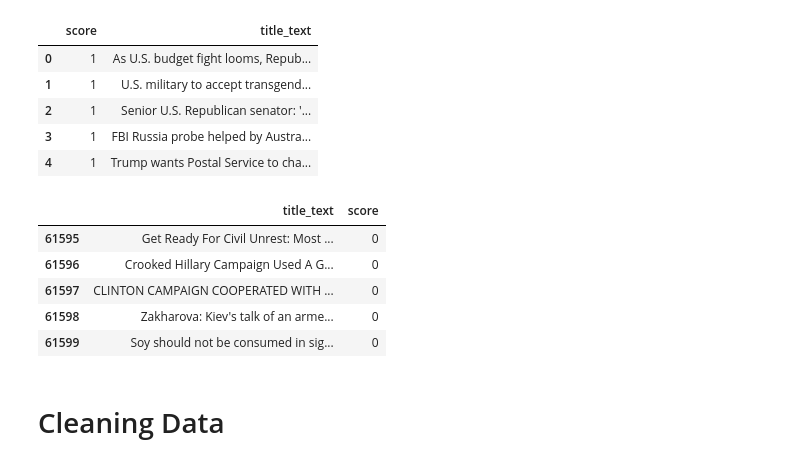
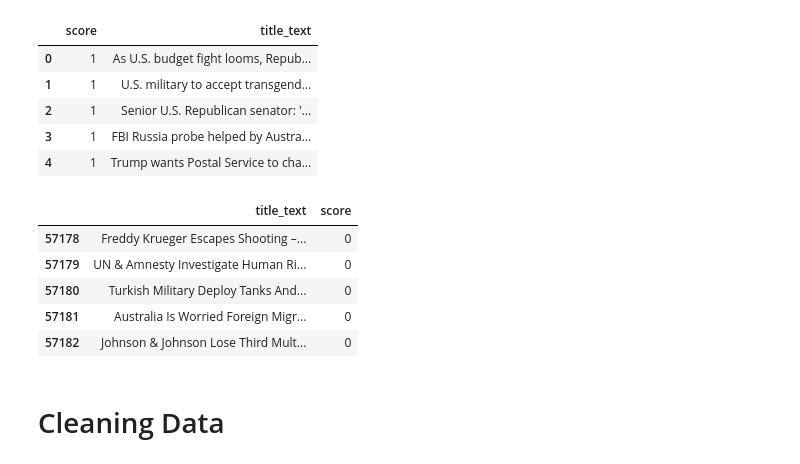
Before and after one commit to LiamCafffrey/FakeNews, a Jupyter notebook: notebooks/Neural_network_nico.ipynb, the cells around one changed output. Saved outputs shown, nothing was run; the diff lists cells and outputs as text; code cells hidden in the pictures.

```diff
--- a/notebooks/Neural_network_nico.ipynb
+++ b/notebooks/Neural_network_nico.ipynb
@@ -166,4 +166,6 @@ washington_post_true['score'] = 1
 true['score'] = 1
 fake['score'] = 0
 fake_news_2['score'] = 0
+# %%
+data_working = pd.read_csv('../raw_data/working.csv')
 # %%
@@ -191,7 +193,7 @@ data.shape
 # %%
 stop_words = ['/Getty Images']
 pat = '|'.join(r"\b{}\b".format(x) for x in stop_words)
-data['text'] = data['text'].str.replace(pat, '')
+data_working['text'] = data_working['text'].str.replace(pat, '')
 # %% [markdown]
 # 5  Creating Target
 # %%
@@ -204,6 +206,6 @@ data['text'] = data['text'].str.replace(pat, '')
 # %% [markdown]
 #  Concat Text/Title
 # %%
-data['title_text'] = data['title'] + " " + data['text']
-data.drop(columns = ['title', 'text'], inplace = True)
+data_working['title_text'] = data_working['title'] + " " + data_working['text']
+data_working.drop(columns = ['title', 'text'], inplace = True)
 # %%
@@ -216,15 +218,15 @@ data.head()
 | 3 | 1 | FBI Russia probe helped by Austra... |
 | 4 | 1 | Trump wants Postal Service to cha... |
 # %%
-data=data[['title_text','score']]
-data.tail()
+data_working=data_working[['title_text','score']]
+data_working.tail()
 # %% [output]
 |  | title_text | score |
-| 61595 | Get Ready For Civil Unrest: Most ... | 0 |
-| 61596 | Crooked Hillary Campaign Used A G... | 0 |
-| 61597 | CLINTON CAMPAIGN COOPERATED WITH ... | 0 |
-| 61598 | Zakharova: Kiev's talk of an arme... | 0 |
-| 61599 | Soy should not be consumed in sig... | 0 |
+| 57178 | Freddy Krueger Escapes Shooting –... | 0 |
+| 57179 | UN & Amnesty Investigate Human Ri... | 0 |
+| 57180 | Turkish Military Deploy Tanks And... | 0 |
+| 57181 | Australia Is Worried Foreign Migr... | 0 |
+| 57182 | Johnson & Johnson Lose Third Mult... | 0 |
 # %% [markdown]
 # Cleaning Data
 # %%
```
Also changed, not shown: parts of 35 cells of this notebook, 5 other files.
